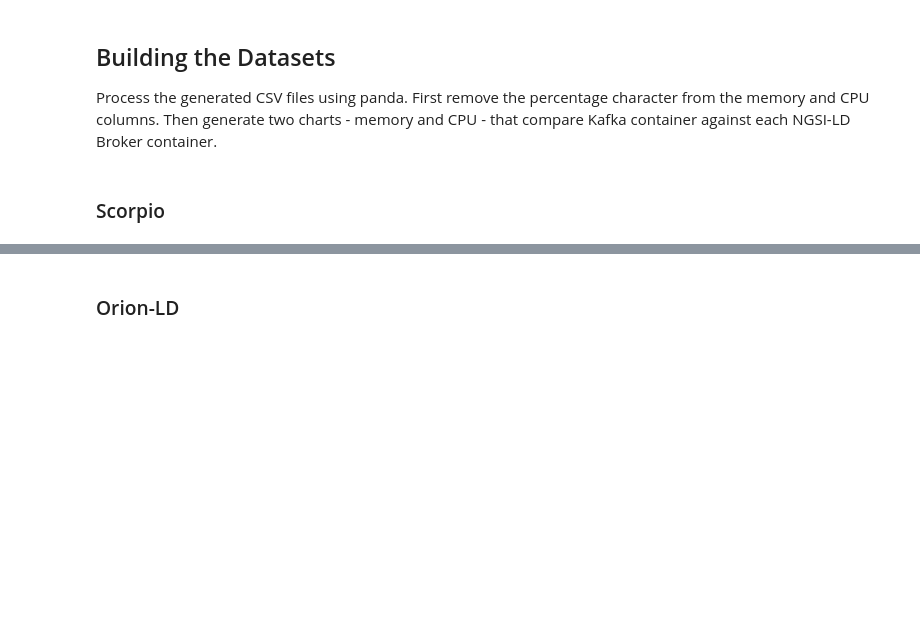
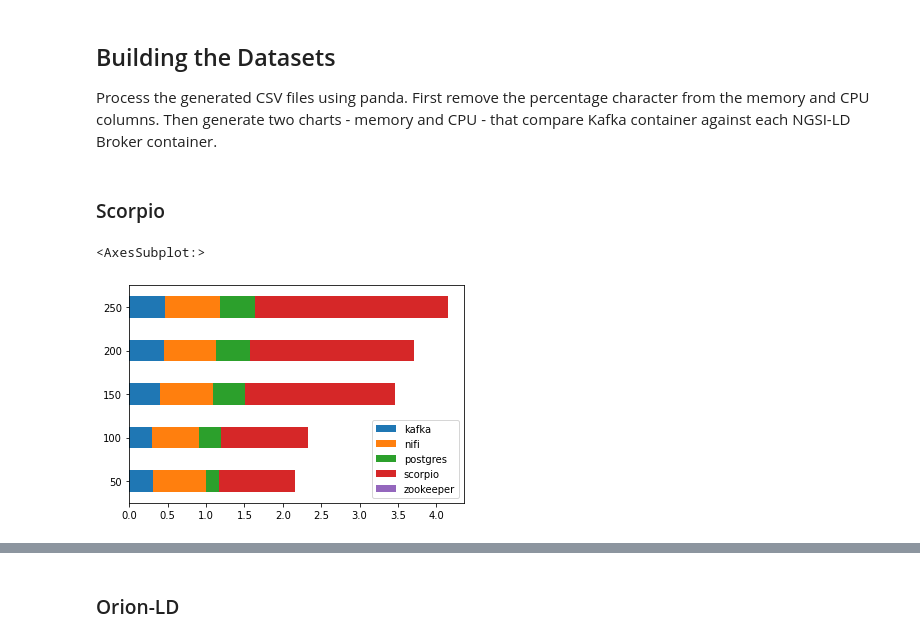
Before and after one commit to giros-dit/cim-prometheus-pipelines, a Jupyter notebook: Experiments.ipynb, the cells around one changed output, grey strips where cells are left out. Saved outputs shown, nothing was run; the diff lists cells and outputs as text; code cells hidden in the pictures; blank space fills up the shorter version.

```diff
--- a/Experiments.ipynb
+++ b/Experiments.ipynb
@@ -166,14 +154,27 @@ You can also use the `collect_docker_stats.sh` utility. The following example co
 Process the generated CSV files using panda. First remove the percentage character from the memory and CPU columns. Then generate two charts - memory and CPU - that compare Kafka container against each NGSI-LD Broker container.
 # %% [markdown]
 ### Scorpio
-# %%
-scorpio_cpu = []
-scorpio_memory = []
-for event in events:
-    dataset_path = r'./results/cpu_memory/scorpio/scorpio_%s.csv' % event # use your path
-    table = pd.read_csv(dataset_path, index_col=None,
-                        header=0, names=["cpu", "memory"])
-    table['cpu'] = table['cpu'].str.rstrip('%').astype('float') / 100.0
-    table['memory'] = table['memory'].str.rstrip('%').astype('float') / 100.0
-    scorpio_cpu.append(table['cpu'].mean())
-    scorpio_memory.append(table['memory'].mean())
+# %%
+events = [50,100,150,200,250]
+scorpio_services = []
+for event in events:
+    dataset_path = r'./results/cpu_memory/scorpio/scorpio_%s.csv' % event # use your path
+    table = pd.read_csv(dataset_path, index_col=0,
+                        header=0, names=["service", "cpu", "memory"])
+    table['cpu'] = table['cpu'].str.rstrip('%').astype('float') / 100.0
+    table['memory'] = table['memory'].str.rstrip('%').astype('float') / 100.0
+    scorpio_services.append(table)
+# %%
+scorpio_cpu = {}
+for table in scorpio_services:
+    cpu_means = table.groupby("service").mean()["cpu"]
+    for index,value in cpu_means.iteritems():
+        if index not in scorpio_cpu:
+            scorpio_cpu[index] = []
+        scorpio_cpu[index].append(value)
+# %%
+cpu = pd.DataFrame(scorpio_cpu, index=events)
+cpu.plot.barh(stacked=True)
+# %% [output]
+<AxesSubplot:>
+[figure, added]
```
Also changed, not shown: parts of 14 cells of this notebook.
